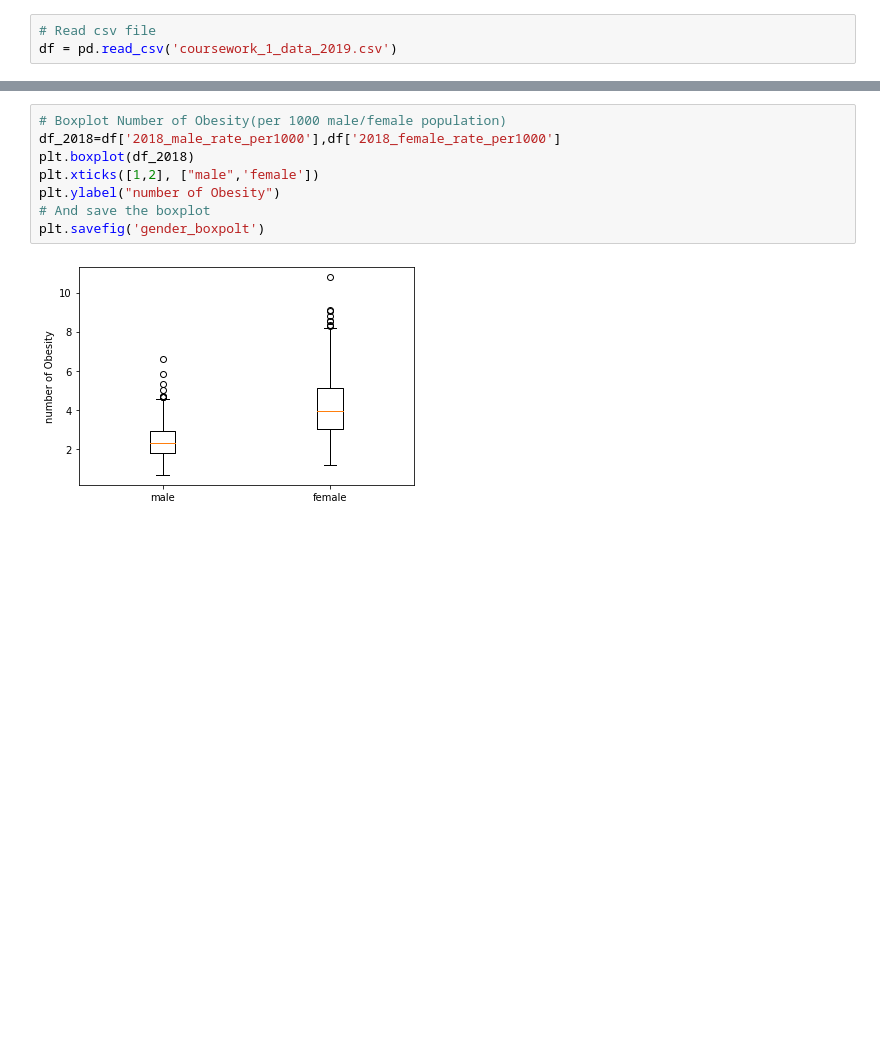
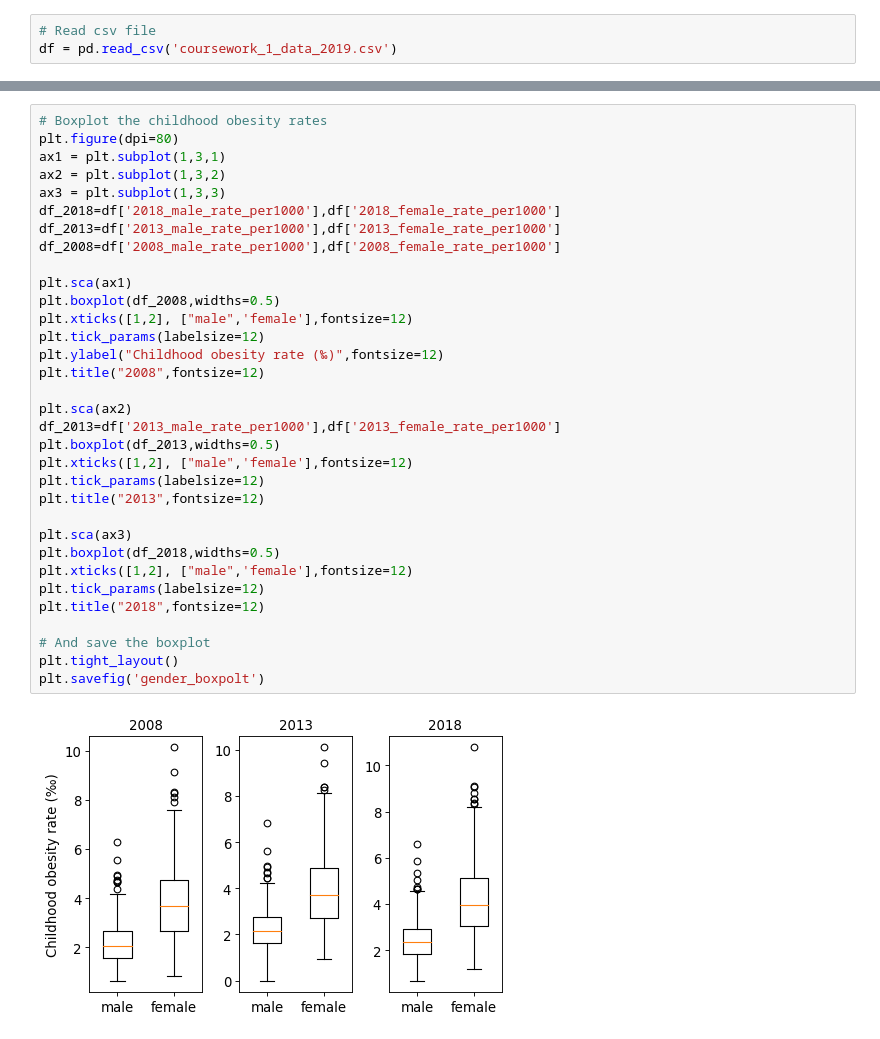
Before and after one commit to LingruFeng/QM_coursework1, a Jupyter notebook: QM_coursework1.ipynb, the cells around one changed output, grey strips where cells are left out. Cells and saved outputs as stored; diff of their text form; blank space fills up the shorter version.

```diff
--- a/QM_coursework1.ipynb
+++ b/QM_coursework1.ipynb
@@ -57,12 +57,37 @@ df.head()
-# %%
-# Boxplot Number of Obesity(per 1000 male/female population)
-df_2018=df['2018_male_rate_per1000'],df['2018_female_rate_per1000']
-plt.boxplot(df_2018)
-plt.xticks([1,2], ["male",'female'])
-plt.ylabel("number of Obesity")
-# And save the boxplot
-plt.savefig('gender_boxpolt')
-# %% [output]
-[figure, removed]
+# %%
+# Boxplot the childhood obesity rates
+plt.figure(dpi=80)
+ax1 = plt.subplot(1,3,1)
+ax2 = plt.subplot(1,3,2)
+ax3 = plt.subplot(1,3,3)
+df_2018=df['2018_male_rate_per1000'],df['2018_female_rate_per1000']
+df_2013=df['2013_male_rate_per1000'],df['2013_female_rate_per1000']
+df_2008=df['2008_male_rate_per1000'],df['2008_female_rate_per1000']
+
+plt.sca(ax1)
+plt.boxplot(df_2008,widths=0.5)
+plt.xticks([1,2], ["male",'female'],fontsize=12)
+plt.tick_params(labelsize=12)
+plt.ylabel("Childhood obesity rate (‰)",fontsize=12)
+plt.title("2008",fontsize=12)
+
+plt.sca(ax2)
+df_2013=df['2013_male_rate_per1000'],df['2013_female_rate_per1000']
+plt.boxplot(df_2013,widths=0.5)
+plt.xticks([1,2], ["male",'female'],fontsize=12)
+plt.tick_params(labelsize=12)
+plt.title("2013",fontsize=12)
+
+plt.sca(ax3)
+plt.boxplot(df_2018,widths=0.5)
+plt.xticks([1,2], ["male",'female'],fontsize=12)
+plt.tick_params(labelsize=12)
+plt.title("2018",fontsize=12)
+
+# And save the boxplot
+plt.tight_layout()
+plt.savefig('gender_boxpolt')
+# %% [output]
+[figure, added]
 # %%
 # Then discribe the boxplots
```
Also changed, not shown: parts of 20 cells of this notebook.
